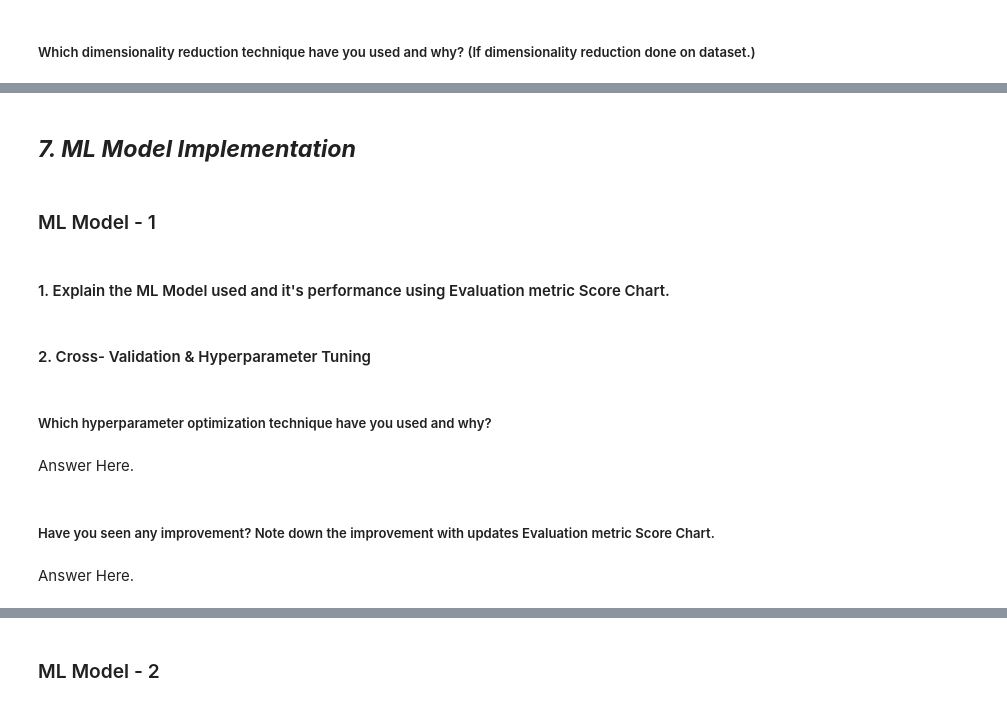
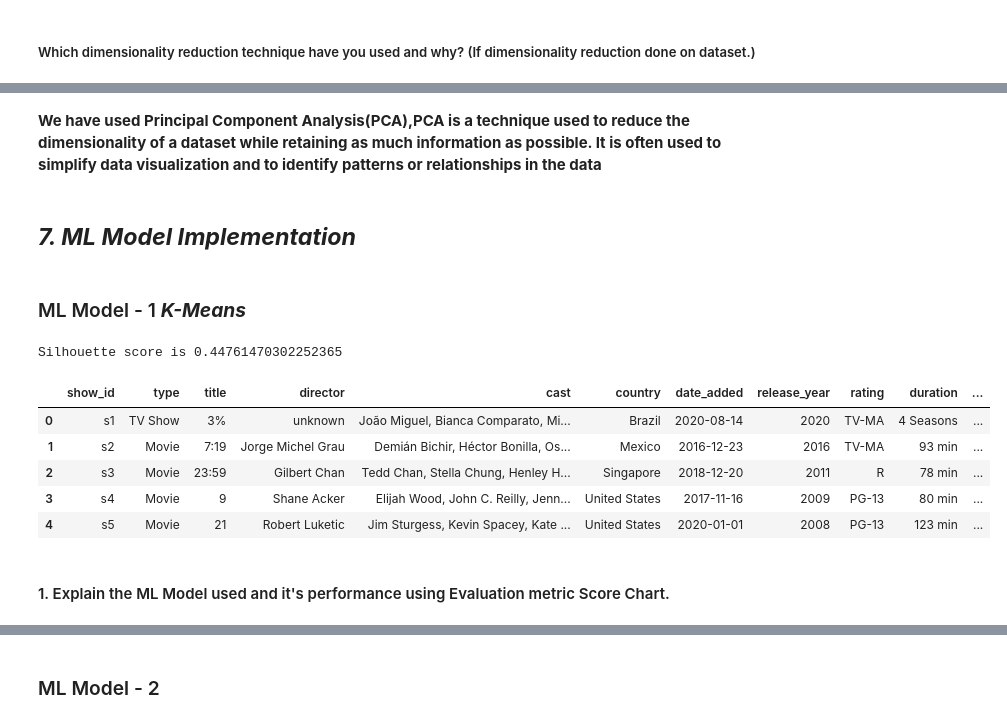
Before and after one commit to Asif-PA/NetflixMovies-TVShowsClustering, a Jupyter notebook: Asif_NetflixMovies&TVShowsClustering.ipynb, the cells around one changed output, grey strips where cells are left out. Saved outputs shown, nothing was run; the diff lists cells and outputs as text; code cells hidden in the pictures.

```diff
--- a/Asif_NetflixMovies&TVShowsClustering.ipynb
+++ b/Asif_NetflixMovies&TVShowsClustering.ipynb
@@ -1138,12 +1371,33 @@ Answer Here.
+# %% [markdown]
+**We have used Principal Component Analysis(PCA),PCA is a technique used to reduce the dimensionality of a dataset while retaining as much information as possible. It is often used to simplify data visualization and to identify patterns or relationships in the data**
 # %% [markdown]
 ## ***7. ML Model Implementation***
 # %% [markdown]
-### ML Model - 1
+### ML Model - 1  ***K-Means***
 # %%
 # ML Model - 1 Implementation
-
+k_clusters = 4
 # Fit the Algorithm
-
+k_means = KMeans(n_clusters=k_clusters, init='k-means++', n_init=10, max_iter=600, tol=0.000001, random_state=42)
+k_means.fit(X)
 # Predict on the model
+clusters = k_means.predict(X)
+# %%
+# Evaluate the silhouette score :
+score = silhouette_score(X, clusters)
+print("Silhouette score is {}".format(score))
+# %% [output]
+Silhouette score is 0.44761470302252365
+# %%
+# Adding a seperate column for the clusters Label:
+df1["Cluster Label"] = clusters
+df1.head()
+# %% [output]
+|  | show_id | type | title | director | cast | country | date_added | release_year | rating | duration | ... |
+| 0 | s1 | TV Show | 3% | unknown | João Miguel, Bianca Comparato, Mi... | Brazil | 2020-08-14 | 2020 | TV-MA | 4 Seasons | ... |
+| 1 | s2 | Movie | 7:19 | Jorge Michel Grau | Demián Bichir, Héctor Bonilla, Os... | Mexico | 2016-12-23 | 2016 | TV-MA | 93 min | ... |
+| 2 | s3 | Movie | 23:59 | Gilbert Chan | Tedd Chan, Stella Chung, Henley H... | Singapore | 2018-12-20 | 2011 | R | 78 min | ... |
+| 3 | s4 | Movie | 9 | Shane Acker | Elijah Wood, John C. Reilly, Jenn... | United States | 2017-11-16 | 2009 | PG-13 | 80 min | ... |
+| 4 | s5 | Movie | 21 | Robert Luketic | Jim Sturgess, Kevin Spacey, Kate ... | United States | 2020-01-01 | 2008 | PG-13 | 123 min | ... |
 # %% [markdown]
 #### 1. Explain the ML Model used and it's performance using Evaluation metric Score Chart.
@@ -1152,2 +1403,0 @@ Answer Here.
-# %% [markdown]
-#### 2. Cross- Validation & Hyperparameter Tuning
@@ -1160,8 +1403,0 @@ Answer Here.
-# %% [markdown]
-##### Which hyperparameter optimization technique have you used and why?
-# %% [markdown]
-Answer Here.
-# %% [markdown]
-##### Have you seen any improvement? Note down the improvement with updates Evaluation metric Score Chart.
-# %% [markdown]
-Answer Here.
```
Also changed, not shown: parts of 110 cells of this notebook.
